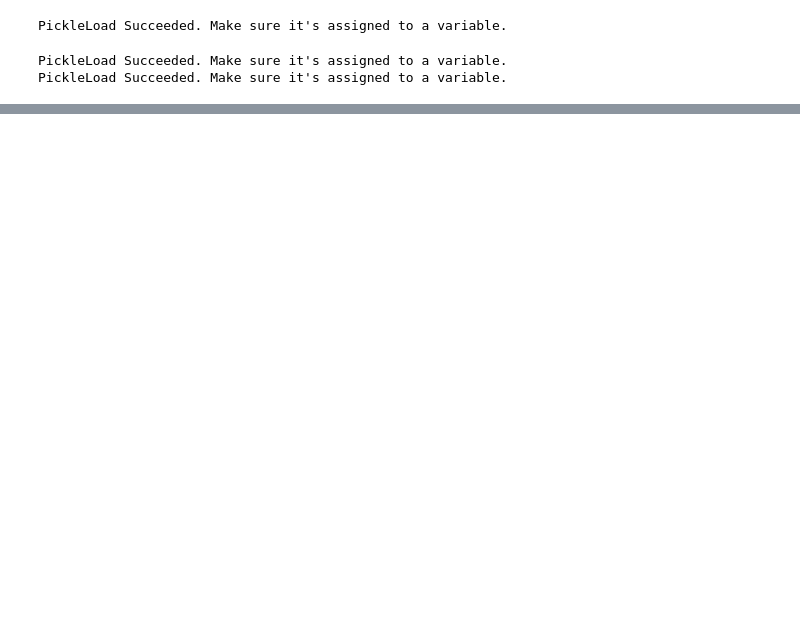
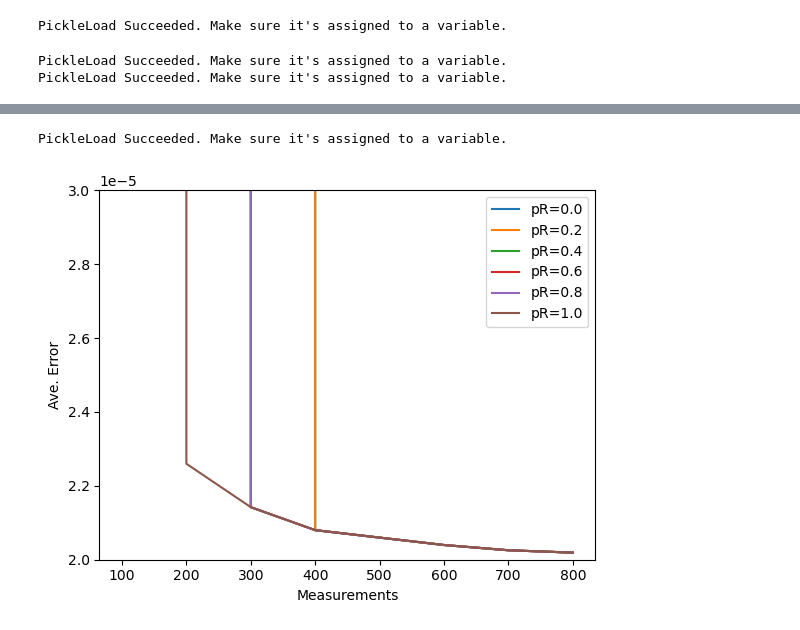
Before and after one commit to LIU-Xnd/CompressiveSensing, a Jupyter notebook: Test.ipynb, the cells around one changed output, grey strips where cells are left out. Drawn from its saved outputs; the diff is of its cells as text; code cells hidden in the pictures; blank space fills up the shorter version.

```diff
--- a/Test.ipynb
+++ b/Test.ipynb
@@ -190,0 +116,21 @@ plt.show()
+# %%
+XHat_pR_IHTPKS = pickleLoad('XHat_pR_IHTPKS.pickle')
+errFig = []
+for p in range(6):
+    XHat_m = XHat_pR_IHTPKS[p]
+    err = []
+    for m in range(len(XHat_m)):
+        XHat = XHat_m[m]
+        err.append(np.sum((XHat - X)**2)/20)
+    errFig.append(err)
+
+for p in range(6):
+    plt.plot(numMeasurements,errFig[p],label='pR='+str(priorRatios[p]))
+plt.legend()
+plt.xlabel('Measurements')
+plt.ylabel('Ave. Error')
+plt.ylim(2e-5,3e-5)
+plt.show()
+# %% [output]
+PickleLoad Succeeded. Make sure it's assigned to a variable.
+[figure, added]
```
Also changed, not shown: parts of 11 cells of this notebook, 1 other file.
